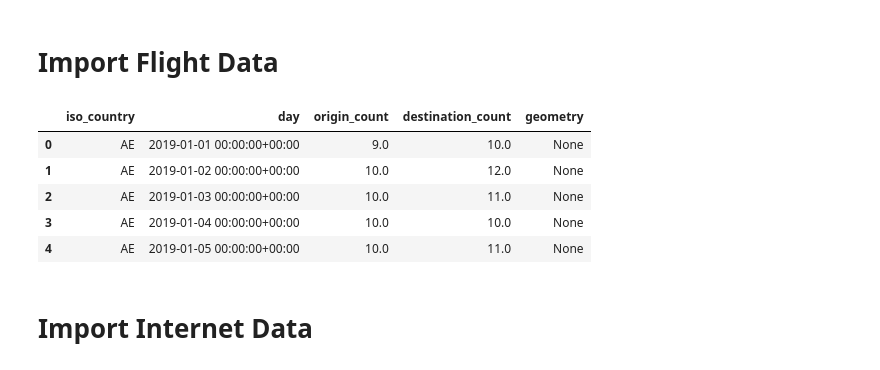
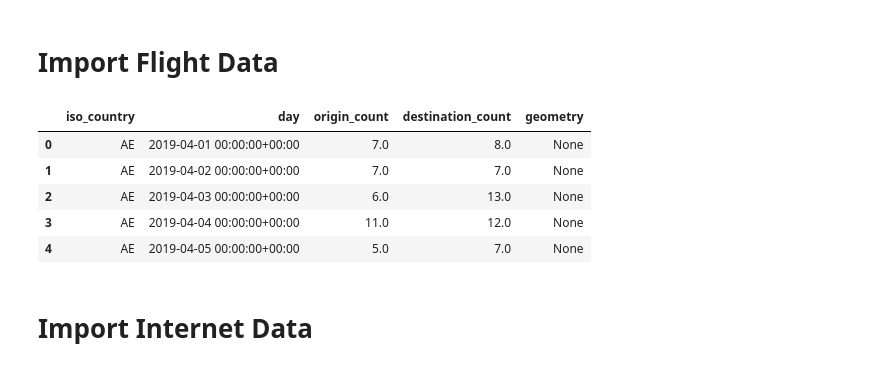
Before and after one commit to pwl482/home_squad, a Jupyter notebook: Combine_Data_and_Export.ipynb, the cells around one changed output. Saved outputs shown, nothing was run; the diff lists cells and outputs as text; code cells hidden in the pictures.

```diff
--- a/Combine_Data_and_Export.ipynb
+++ b/Combine_Data_and_Export.ipynb
@@ -52,15 +70,15 @@ df_google.head(5)
 # %% [markdown]
 # Import Flight Data
 # %%
-df_flight = gpd.read_file(r"D:\GeospacialDBs_Data\Flights_io_per_day_and_country.csv")
+df_flight = gpd.read_file(r"GeospacialDBs_Data/Flights_io_per_day_and_country.csv")
 df_flight.head(5)
 # %% [output]
 |  | iso_country | day | origin_count | destination_count | geometry |
-| 0 | AE | 2019-01-01 00:00:00+00:00 | 9.0 | 10.0 | None |
-| 1 | AE | 2019-01-02 00:00:00+00:00 | 10.0 | 12.0 | None |
-| 2 | AE | 2019-01-03 00:00:00+00:00 | 10.0 | 11.0 | None |
-| 3 | AE | 2019-01-04 00:00:00+00:00 | 10.0 | 10.0 | None |
-| 4 | AE | 2019-01-05 00:00:00+00:00 | 10.0 | 11.0 | None |
+| 0 | AE | 2019-04-01 00:00:00+00:00 | 7.0 | 8.0 | None |
+| 1 | AE | 2019-04-02 00:00:00+00:00 | 7.0 | 7.0 | None |
+| 2 | AE | 2019-04-03 00:00:00+00:00 | 6.0 | 13.0 | None |
+| 3 | AE | 2019-04-04 00:00:00+00:00 | 11.0 | 12.0 | None |
+| 4 | AE | 2019-04-05 00:00:00+00:00 | 5.0 | 7.0 | None |
 # %% [markdown]
 # Import Internet Data
 # %% [markdown]
```
Also changed, not shown: parts of 14 cells of this notebook, 1 other file.
